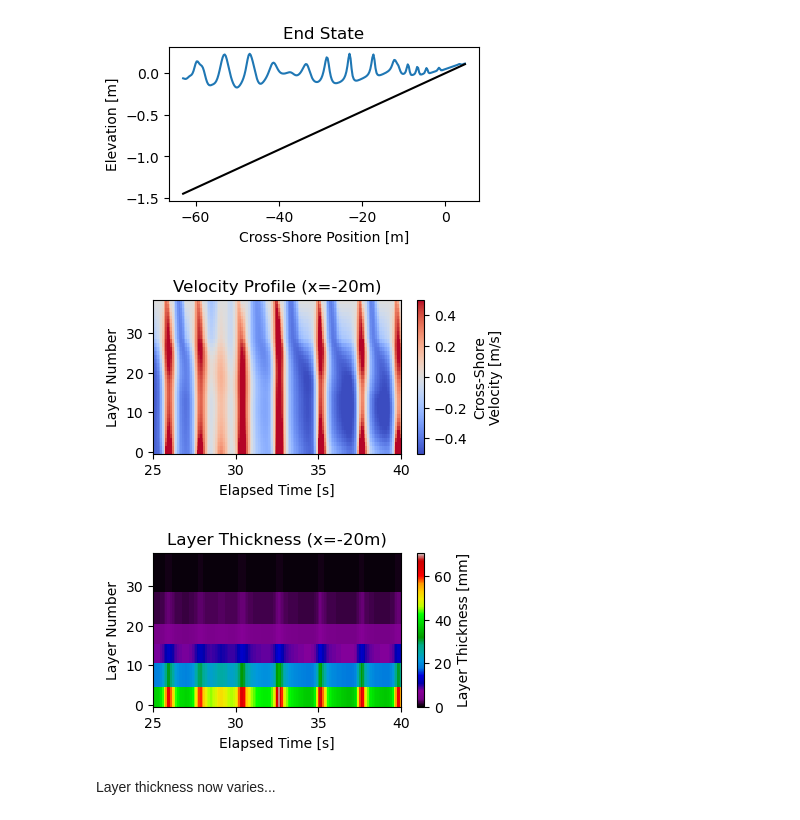
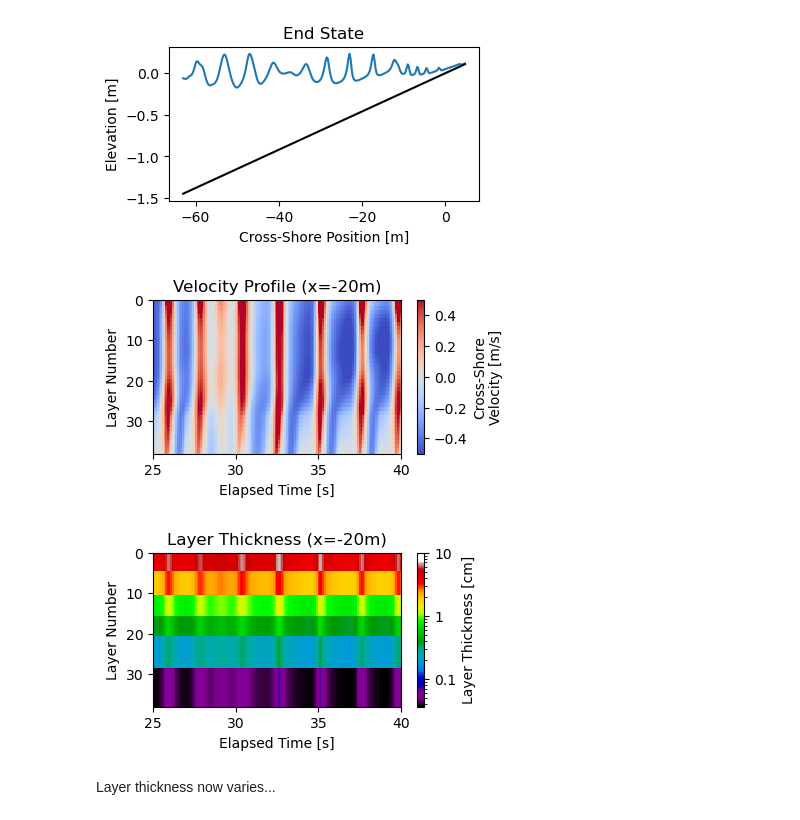
Before and after one commit to cassandra-sh/public, a Jupyter notebook: 2025-12-12-swash-turbulence-2.ipynb, the cells around one changed output. Drawn from its saved outputs; the diff is of its cells as text; code cells hidden in the pictures.

```diff
--- a/2025-12-12-swash-turbulence-2.ipynb
+++ b/2025-12-12-swash-turbulence-2.ipynb
@@ -239,21 +239,25 @@ m = plt.pcolormesh(ds.t.astype(float)/1000, ds.layer_n, ds.u[:,:,xi],
 cb = plt.colorbar(m)
 cb.ax.set_ylabel("Cross-Shore\nVelocity [m/s]")
 plt.xlim(25, 40)
+plt.ylim(38, 0)
 plt.show()
 # %% [output]
-[figure, old version]
+[figure, new version]
 # %%
 plt.figure(figsize=(4,2))
 plt.title("Layer Thickness (x=-20m)")
 plt.xlabel("Elapsed Time [s]")
 plt.ylabel("Layer Number")
-m = plt.pcolormesh(ds.t.astype(float)/1000, ds.layer_n, 1000*ld[:,:,1,xi], cmap='nipy_spectral', vmin=0)
+m = plt.pcolormesh(ds.t.astype(float)/1000, ds.layer_n, 100*ld[:,:,1,xi], cmap='nipy_spectral', norm='log')
 cb = plt.colorbar(m)
-cb.ax.set_ylabel("Layer Thickness [mm]")
+cb.ax.set_yticks([0.1, 1, 10])
+cb.ax.set_yticklabels(['0.1', '1', '10'])
+cb.ax.set_ylabel("Layer Thickness [cm]")
+plt.ylim(38, 0)
 plt.xlim(25, 40)
 plt.show()
 # %% [output]
-[figure, old version]
+[figure, new version]
 # %% [markdown]
 Layer thickness now varies...
 # %% [markdown]
```
